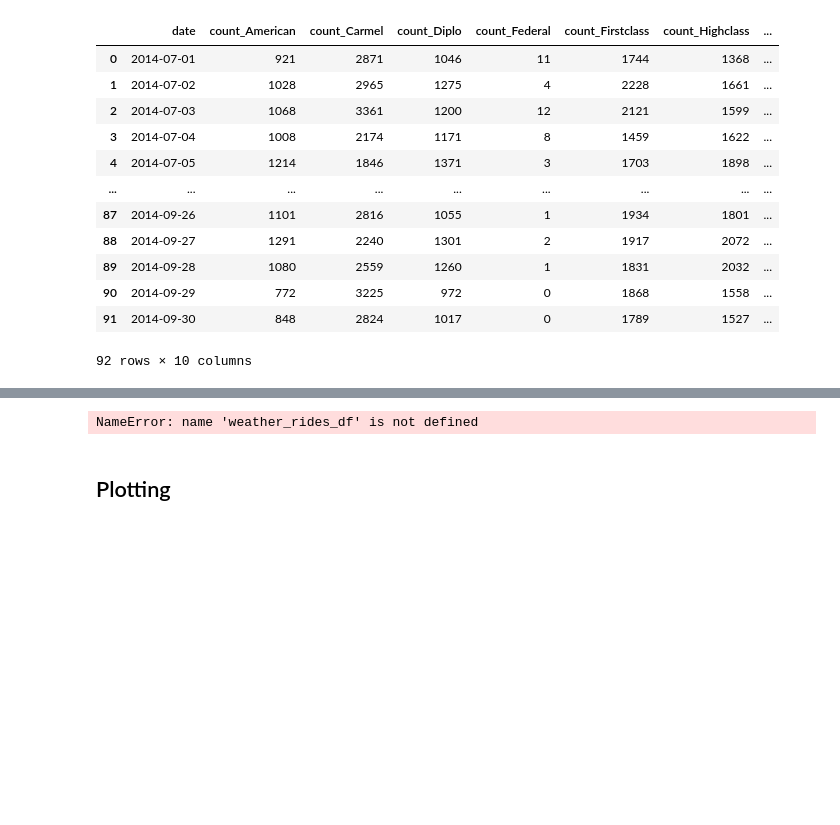
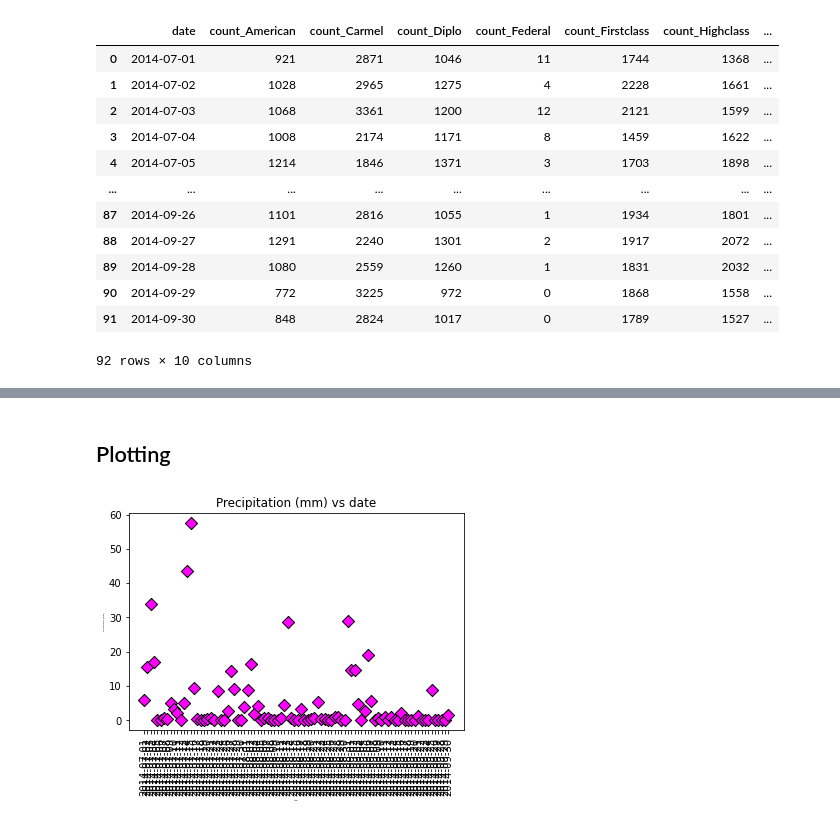
Before and after one commit to P219-C/G5_project-1_UWADA, a Jupyter notebook: Group5_main.ipynb, the cells around one changed output, grey strips where cells are left out. Saved outputs shown, nothing was run; the diff lists cells and outputs as text; code cells hidden in the pictures; blank space fills up the shorter version.

Commit message:
commit resolve merge conflict

```diff
--- a/Group5_main.ipynb
+++ b/Group5_main.ipynb
@@ -375,6 +375,9 @@ merged_df
 | 90 | 2014-09-29 | 772 | 3225 | 972 | 0 | 1868 | 1558 | ... |
 | 91 | 2014-09-30 | 848 | 2824 | 1017 | 0 | 1789 | 1527 | ... |
 92 rows × 10 columns
+# %%
+weather_rides_df = merged_df.copy()
+weather_rides_df = weather_rides_df.merge(weather_data, left_on = "date", right_on = column_date, how = "outer")
 # %%
 weather_rides_df
 # %% [output]
@@ -383,28 +398,28 @@ NameError: name 'weather_rides_df' is not defined
 # P: Saving merged df (weather and rides) to a csv file
 
 weather_rides_df.to_csv("Data/weather_rides_df.csv", encoding = "utf-8", index = False, header = True)
-# %% [output]
-NameError: name 'weather_rides_df' is not defined
 # %% [markdown]
 ## Plotting
 # %%
-x_values = weather_data['date']
-y_values = weather_data['precipMM']
+x_values = weather_rides_df['date']
+y_values = weather_rides_df['precipMM']
 plt.scatter(x_values,y_values,
             s=75,
             marker="D",
             color="fuchsia",
             edgecolors="black")
 plt.xlabel('date')
 plt.ylabel('time')
 # plt.ylim(xx, xx)
 # plt.xlim(-xx,xx)
 # plt.grid(which='major', linestyle='-')
 # plt.grid(which='minor', linestyle=':')
 plt.title("Precipitation (mm) vs date")
 plt.xlabel("total")
 plt.ylabel("Precipitation (mm)")
 plt.xticks(x_values, rotation=90)
 plt.rcParams["axes.labelsize"] = 2
 plt.show()
+# %% [output]
+[figure, added]
 # %%
```
Also changed, not shown: parts of 8 cells of this notebook, 3 other files.
